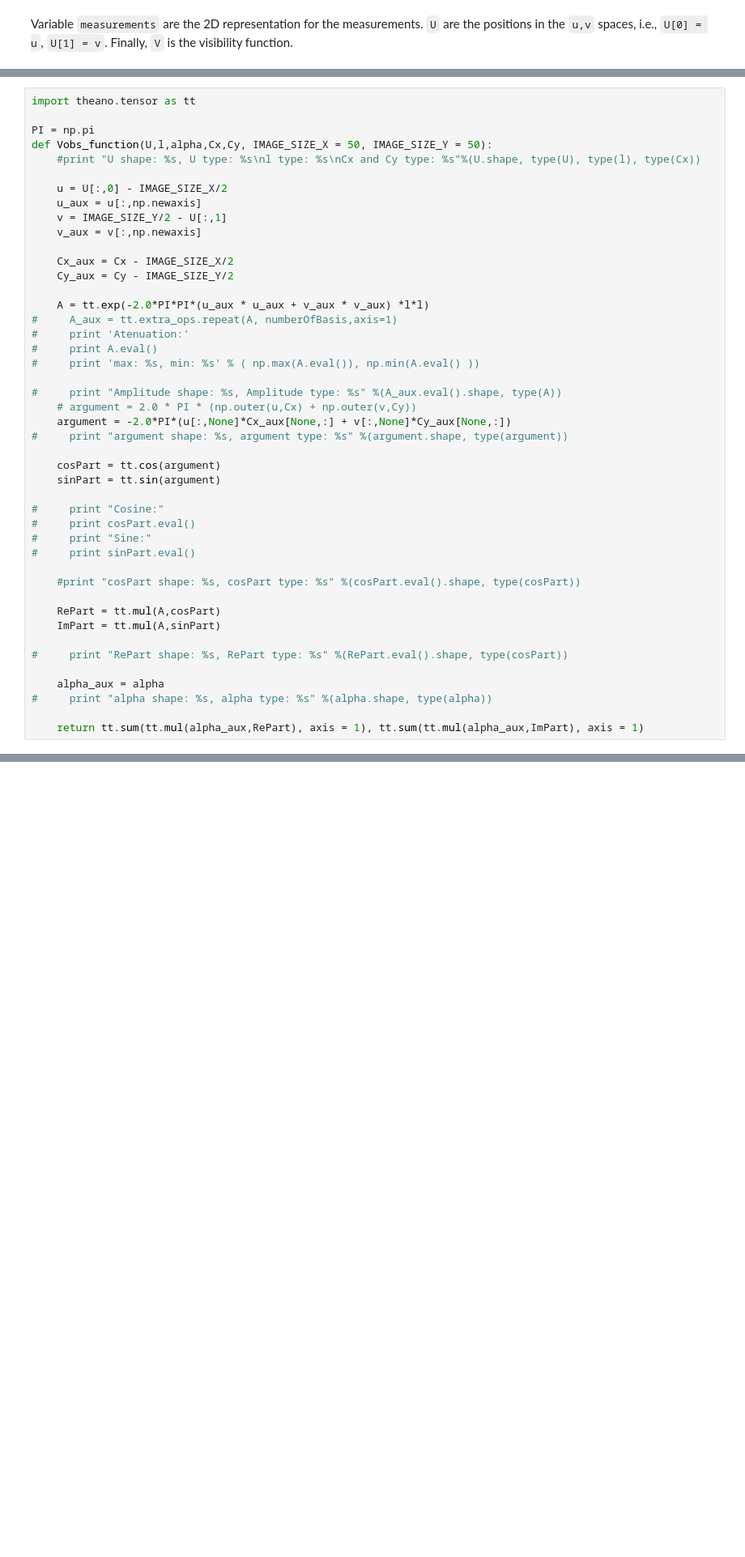
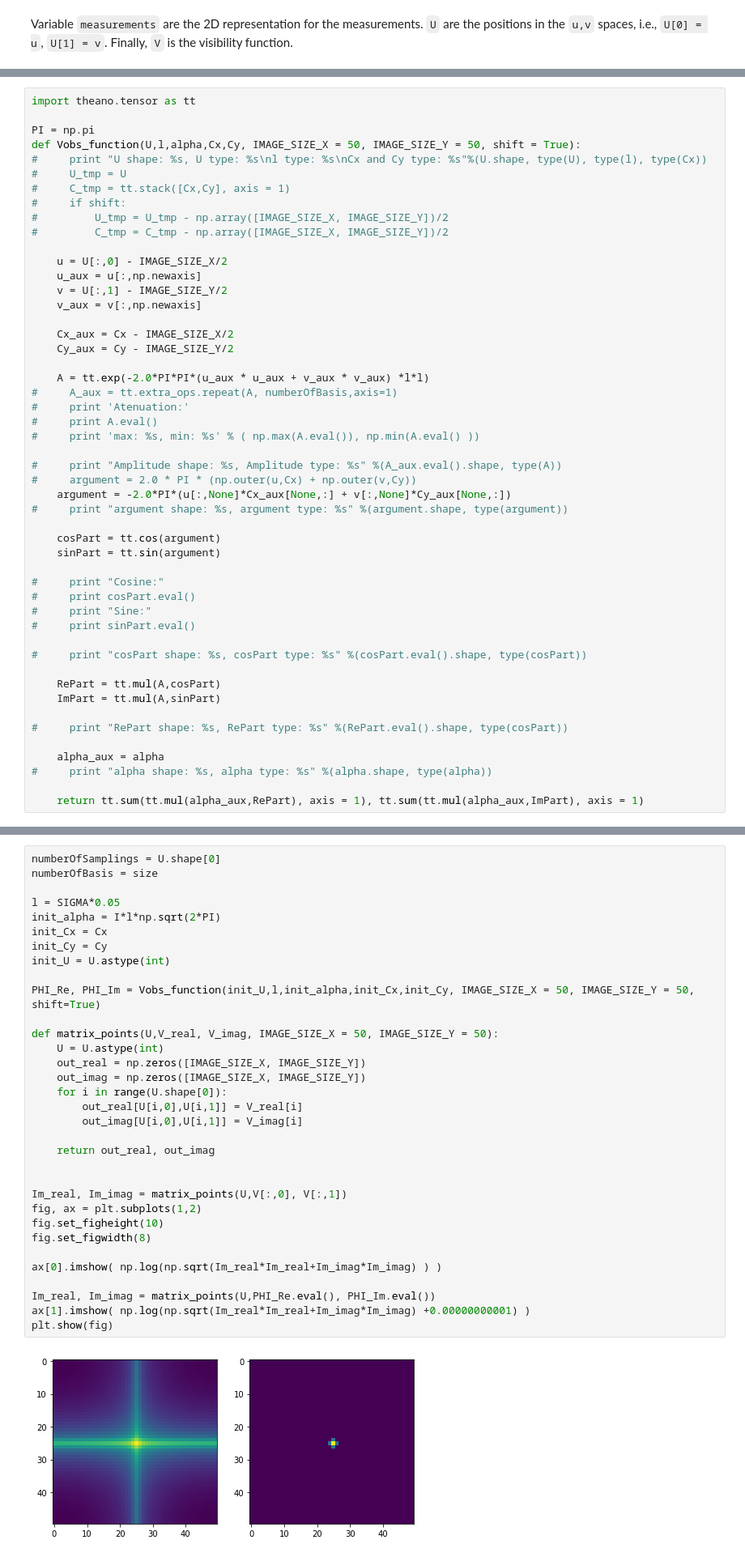
Before and after one commit to lerkoah/BayesianInterferometryIDS, a Jupyter notebook: src/main_bay_int.ipynb, the cells around one changed output, grey strips where cells are left out. Shown at 81% size. Saved outputs shown, nothing was run; the diff lists cells and outputs as text; blank space fills up the shorter version.

Commit message:
Shifted correctly

```diff
--- a/src/main_bay_int.ipynb
+++ b/src/main_bay_int.ipynb
@@ -176,12 +264,17 @@ $$
 import theano.tensor as tt
 
 PI = np.pi
-def Vobs_function(U,l,alpha,Cx,Cy, IMAGE_SIZE_X = 50, IMAGE_SIZE_Y = 50):
-    #print "U shape: %s, U type: %s\nl type: %s\nCx and Cy type: %s"%(U.shape, type(U), type(l), type(Cx))
+def Vobs_function(U,l,alpha,Cx,Cy, IMAGE_SIZE_X = 50, IMAGE_SIZE_Y = 50, shift = True):
+#     print "U shape: %s, U type: %s\nl type: %s\nCx and Cy type: %s"%(U.shape, type(U), type(l), type(Cx))
+#     U_tmp = U
+#     C_tmp = tt.stack([Cx,Cy], axis = 1)
+#     if shift:
+#         U_tmp = U_tmp - np.array([IMAGE_SIZE_X, IMAGE_SIZE_Y])/2
+#         C_tmp = C_tmp - np.array([IMAGE_SIZE_X, IMAGE_SIZE_Y])/2
 
     u = U[:,0] - IMAGE_SIZE_X/2
     u_aux = u[:,np.newaxis]
-    v = IMAGE_SIZE_Y/2 - U[:,1]
+    v = U[:,1] - IMAGE_SIZE_Y/2
     v_aux = v[:,np.newaxis]
 
     Cx_aux = Cx - IMAGE_SIZE_X/2
@@ -194,7 +287,7 @@ def Vobs_function(U,l,alpha,Cx,Cy, IMAGE_SIZE_X = 50, IMAGE_SIZE_Y = 50):
 #     print 'max: %s, min: %s' % ( np.max(A.eval()), np.min(A.eval() ))
 
 #     print "Amplitude shape: %s, Amplitude type: %s" %(A_aux.eval().shape, type(A))
-    # argument = 2.0 * PI * (np.outer(u,Cx) + np.outer(v,Cy))
+#     argument = 2.0 * PI * (np.outer(u,Cx) + np.outer(v,Cy))
     argument = -2.0*PI*(u[:,None]*Cx_aux[None,:] + v[:,None]*Cy_aux[None,:])
 #     print "argument shape: %s, argument type: %s" %(argument.shape, type(argument))
 
@@ -206,7 +299,7 @@ def Vobs_function(U,l,alpha,Cx,Cy, IMAGE_SIZE_X = 50, IMAGE_SIZE_Y = 50):
 #     print "Sine:"
 #     print sinPart.eval()
 
-    #print "cosPart shape: %s, cosPart type: %s" %(cosPart.eval().shape, type(cosPart))
+#     print "cosPart shape: %s, cosPart type: %s" %(cosPart.eval().shape, type(cosPart))
 
     RePart = tt.mul(A,cosPart)
     ImPart = tt.mul(A,sinPart)
@@ -274,3 +331,38 @@ print np.array([PHI_Re.eval(),PHI_Im.eval()]).T
+# %%
+numberOfSamplings = U.shape[0]
+numberOfBasis = size
+
+l = SIGMA*0.05
+init_alpha = I*l*np.sqrt(2*PI)
+init_Cx = Cx
+init_Cy = Cy
+init_U = U.astype(int)
+
+PHI_Re, PHI_Im = Vobs_function(init_U,l,init_alpha,init_Cx,init_Cy, IMAGE_SIZE_X = 50, IMAGE_SIZE_Y = 50, shift=True)
+
+def matrix_points(U,V_real, V_imag, IMAGE_SIZE_X = 50, IMAGE_SIZE_Y = 50):
+    U = U.astype(int)
+    out_real = np.zeros([IMAGE_SIZE_X, IMAGE_SIZE_Y])
+    out_imag = np.zeros([IMAGE_SIZE_X, IMAGE_SIZE_Y])
+    for i in range(U.shape[0]):
+        out_real[U[i,0],U[i,1]] = V_real[i]
+        out_imag[U[i,0],U[i,1]] = V_imag[i]
+
+    return out_real, out_imag
+
+
+Im_real, Im_imag = matrix_points(U,V[:,0], V[:,1])
+fig, ax = plt.subplots(1,2)
+fig.set_figheight(10)
+fig.set_figwidth(8)
+
+ax[0].imshow( np.log(np.sqrt(Im_real*Im_real+Im_imag*Im_imag) ) )
+
+Im_real, Im_imag = matrix_points(U,PHI_Re.eval(), PHI_Im.eval())
+ax[1].imshow( np.log(np.sqrt(Im_real*Im_real+Im_imag*Im_imag) +0.00000000001) )
+plt.show(fig)
+# %% [output]
+[figure, added]
 # %%
 #from scipy import optimize
 
```
Also changed, not shown: parts of 14 cells of this notebook, 1 other file.
